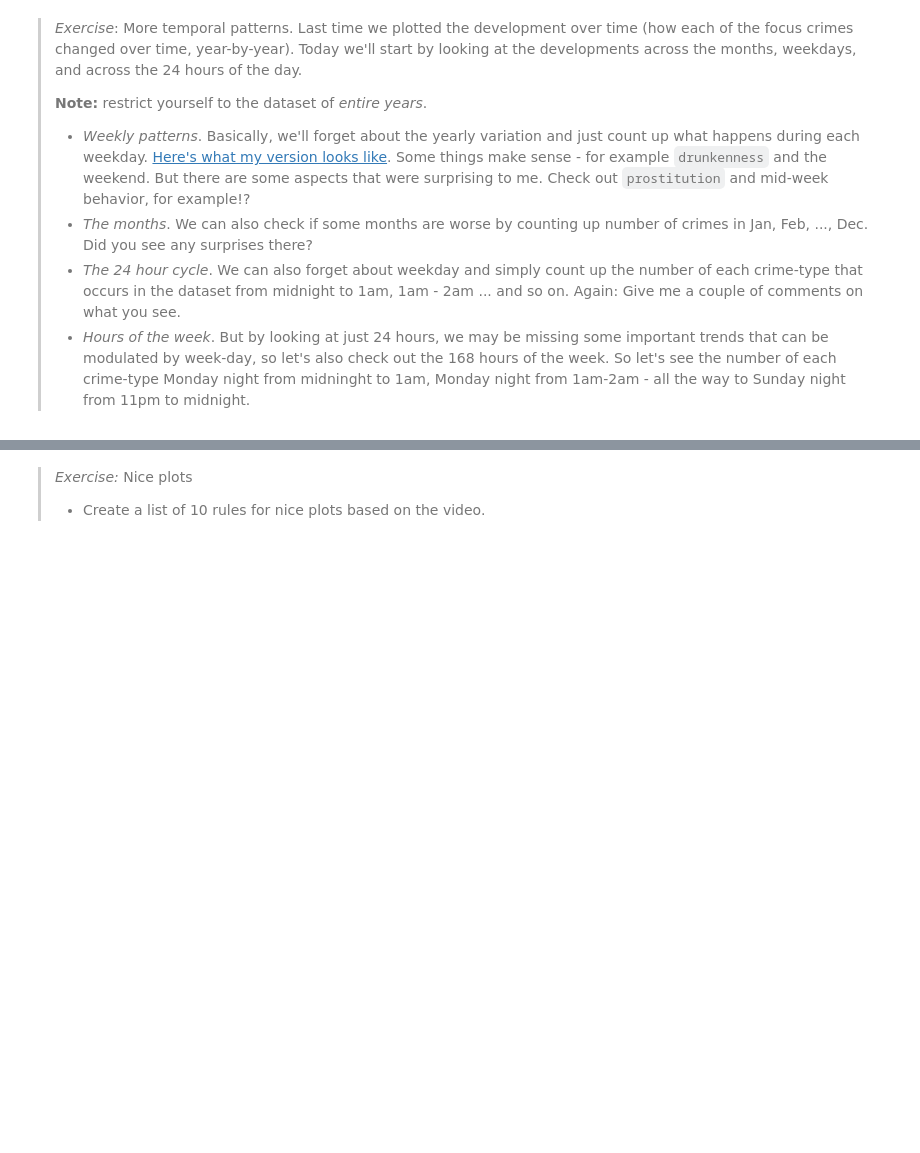
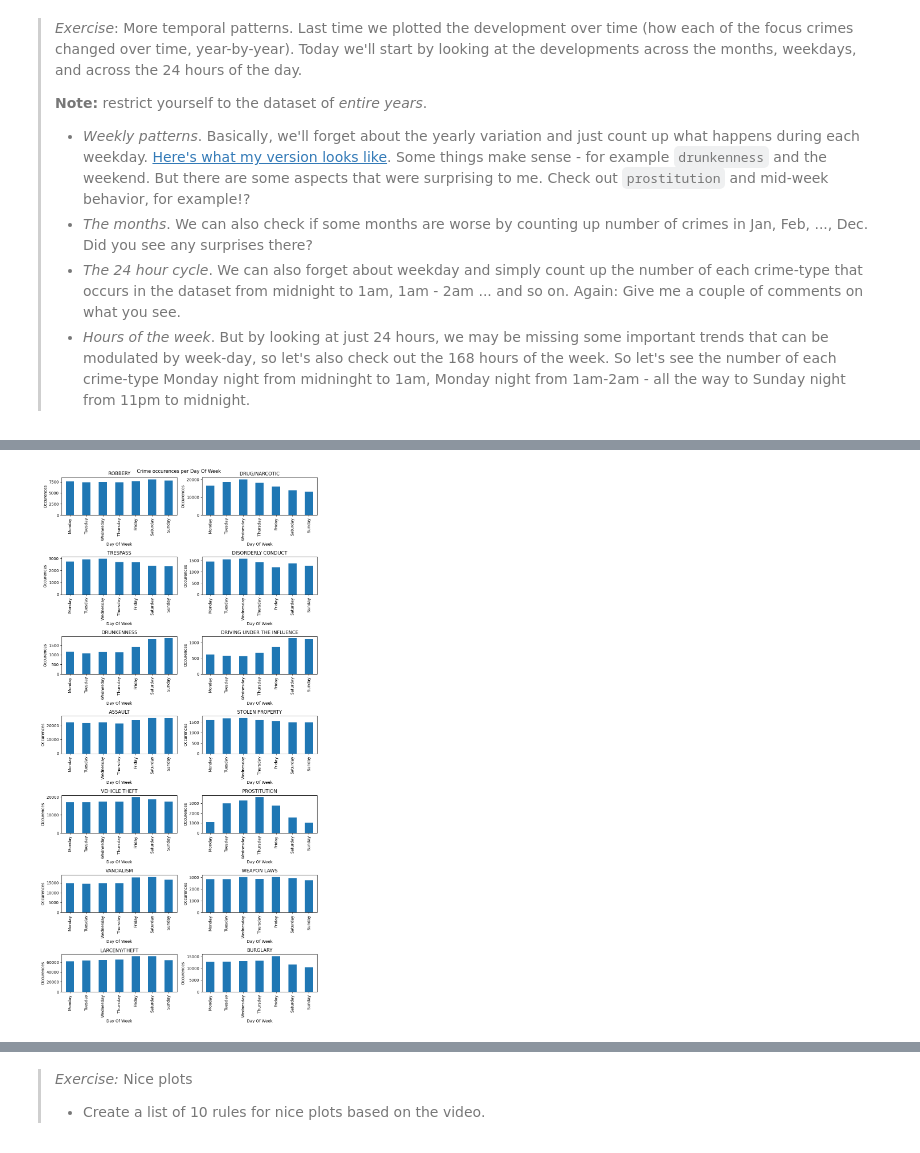
Before and after one commit to AnneKDesler/socialdata2023, a Jupyter notebook: lectures/Week2.ipynb, the cells around one changed output, grey strips where cells are left out. Drawn from its saved outputs; the diff is of its cells as text; code cells hidden in the pictures; blank space fills up the shorter version.

Commit message:
More week 2

```diff
--- a/lectures/Week2.ipynb
+++ b/lectures/Week2.ipynb
@@ -94,3 +131,9 @@ focuscrimes = set(['WEAPON LAWS', 'PROSTITUTION', 'DRIVING UNDER THE INFLUENCE',
 > * *The months*. We can also check if some months are worse by counting up number of crimes in Jan, Feb, ..., Dec. Did you see any surprises there?
 > * *The 24 hour cycle*. We can also forget about weekday and simply count up the number of each crime-type that occurs in the dataset from midnight to 1am, 1am - 2am ... and so on. Again: Give me a couple of comments on what you see.
 > * *Hours of the week*. But by looking at just 24 hours, we may be missing some important trends that can be modulated by week-day, so let's also check out the 168 hours of the week. So let's see the number of each crime-type Monday night from midninght to 1am, Monday night from 1am-2am - all the way to Sunday night from 11pm to midnight.
+# %%
+import pandas as pd
+import os
+df = pd.read_csv("../data/Police_Department_Incident_Reports__Historical_2003_to_May_2018.csv")
+df.Date = pd.to_datetime(df.Date)
+df = df.drop(df[df['Date'] >= '2018-01-01'].index)
@@ -97,3 +161,16 @@ focuscrimes = set(['WEAPON LAWS', 'PROSTITUTION', 'DRIVING UNDER THE INFLUENCE',
+# %%
+fig = plt.figure(figsize=(10,20))
+for i, crime in enumerate(focuscrimes):
+    df_i = df.loc[df.Category == crime]
+    #crimes_per_DayOfWeek = df_i['Date'].dt.dayofweek.value_counts().sort_index()
+    crimes_per_DayOfWeek = df_i.groupby([df_i['Date'].dt.day_of_week,df_i['Date'].dt.day_name()])['DayOfWeek'].value_counts()
+    crimes_per_DayOfWeek = crimes_per_DayOfWeek.droplevel(0,'index').droplevel(0,'index')
+    ax = fig.add_subplot(7, 2, i + 1)
+    crimes_per_DayOfWeek.plot(ax=ax, kind='bar', title=crime, xlabel="Day Of Week", ylabel="Occurences")
+fig.suptitle('Crime occurences per Day Of Week')
+fig.tight_layout()
+# %% [output]
+[figure, added]
 # %% [markdown]
 # Part 3: Creating nice plots
 
```
Also changed, not shown: parts of 4 cells of this notebook, 1 other file.
